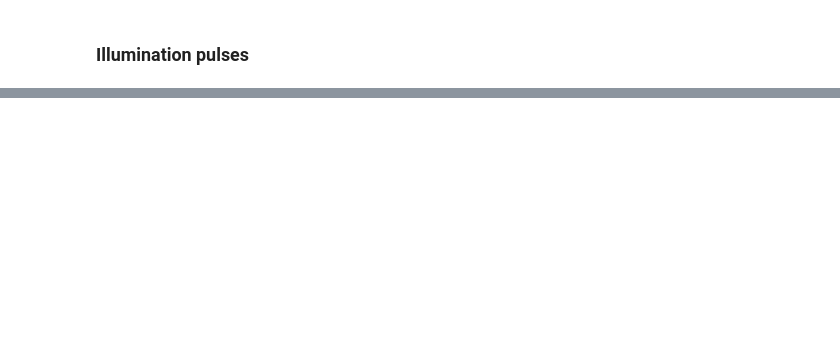
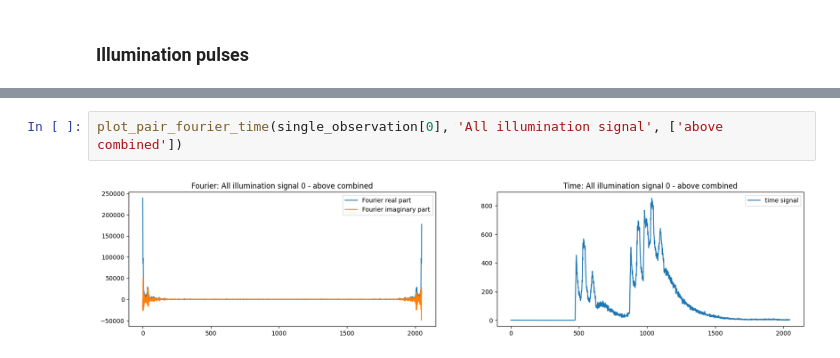
Before and after one commit to p-luesia/NLOS_dirac_not, a Jupyter notebook: experiments.ipynb, the cells around one changed output, grey strips where cells are left out. Drawn from its saved outputs; the diff is of its cells as text; blank space fills up the shorter version.

```diff
--- a/experiments.ipynb
+++ b/experiments.ipynb
@@ -177,0 +177,4 @@ plt.show()
+# %%
+plot_pair_fourier_time(single_observation[0], 'All illumination signal', ['above combined'])
+# %% [output]
+[figure, added]
```
Also changed, not shown: parts of 48 cells of this notebook.
